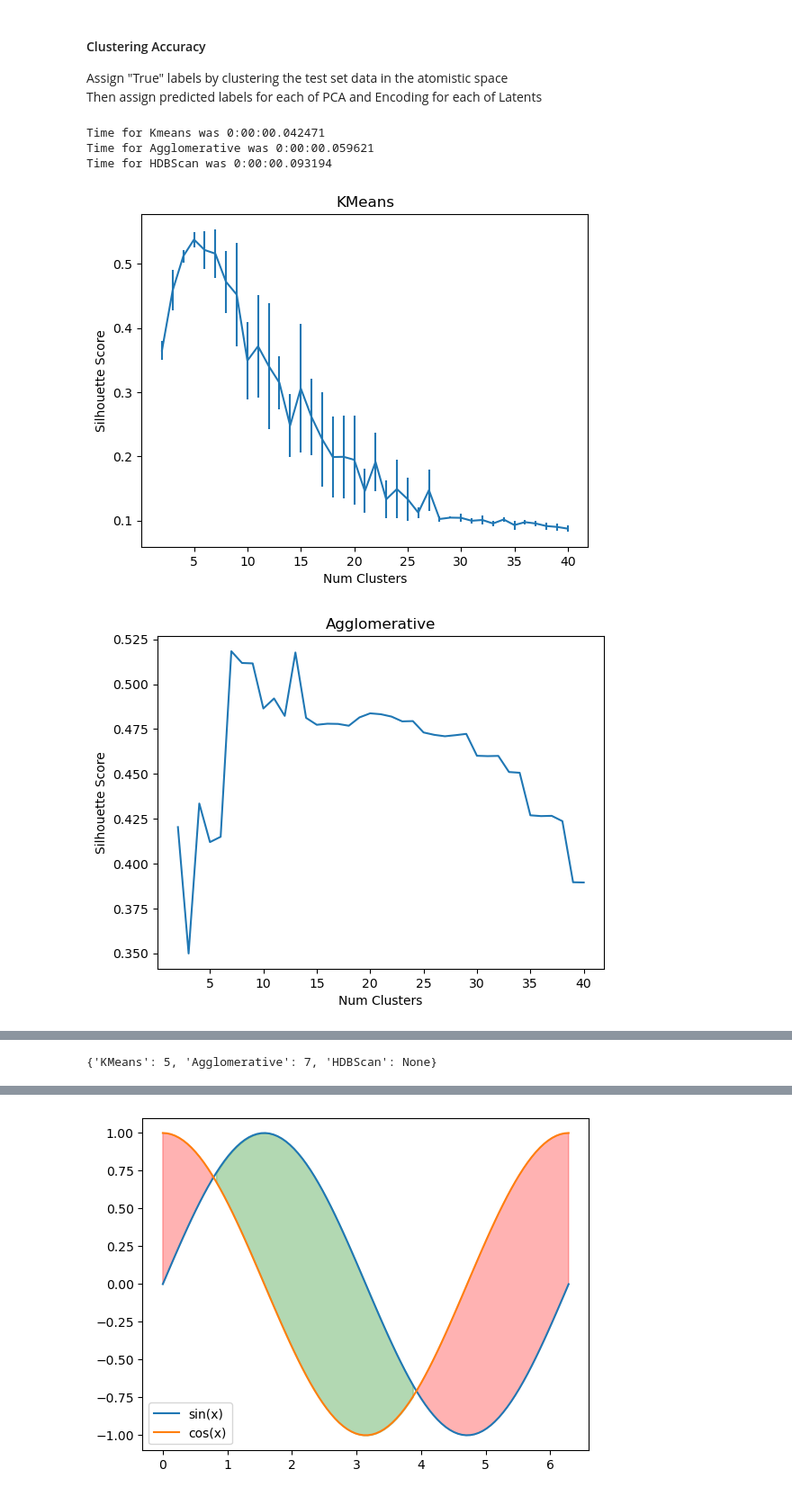
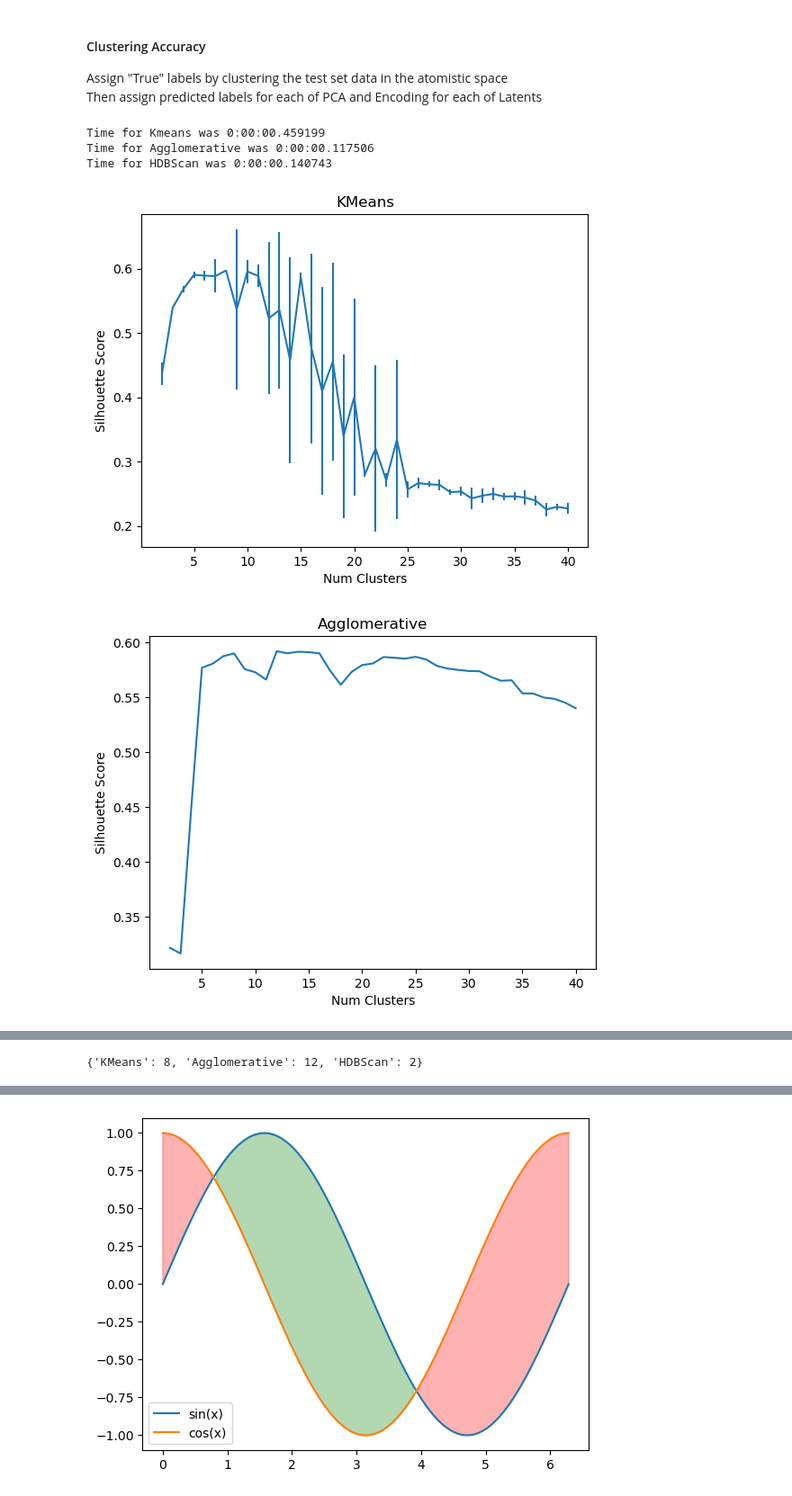
Before and after one commit to CCBatIIT/Deep-MMS, a Jupyter notebook: Multi-Analysis.ipynb, the cells around one changed output, grey strips where cells are left out. Shown at 90% size. Saved outputs shown, nothing was run; the diff lists cells and outputs as text; code cells hidden in the pictures.

```diff
--- a/Multi-Analysis.ipynb
+++ b/Multi-Analysis.ipynb
@@ -154,8 +154,8 @@ bromo_cards = [f'/media/volume/Josephs-Volume/previous_data/5_20_24/3mxf_*{rpt}.
                f'/media/volume/Josephs-Volume/previous_data/5_20_24/3mxf_AE_Dropout_RMSD_only/*_latents/rpt_{rpt}/checkpoint_managed/*/default/']
 
 
-wd_cards = darmsd_cards
-system = 'Deca-Alanine RMSD-Only'
+wd_cards = bromo_cards
+system = 'Bromodomains RMSD-Only'
 # %%
 #No Updates necessary below this line to change systems
 json_wildcard, nc_wildcard, ckpt_wildcard = wd_cards
@@ -395,9 +397,11 @@ labels_HDB = HDBSCAN(metric='precomputed').fit_predict(test_distance_matrix)
 check3 = datetime.now()
 print(f"Time for HDBScan was {check3 - check2}")
 # %% [output]
-Time for Kmeans was 0:00:00.042471
-Time for Agglomerative was 0:00:00.059621
-Time for HDBScan was 0:00:00.093194
+Time for Kmeans was 0:00:00.459199
+Time for Agglomerative was 0:00:00.117506
+Time for HDBScan was 0:00:00.140743
+# %%
+hdbscan_epsilons = np.linspace(0, test_distance_matrix.max())
 # %%
 #Entries {key=name, value=clustering_method}
 clustering_methods = {'KMeans': KMeans,
@@ -420,19 +424,34 @@ def num_clusters_by_method(method_name, min_clusters=2, max_clusters=40, num_rep
     sil_scores = np.empty((num_repetitions, 1+max_clusters-min_clusters))
     nums_clusters = np.arange(min_clusters, max_clusters+1)
     for j in range(num_repetitions):
-        for i in range(min_clusters, max_clusters+1):
-            if method_name == 'KMeans':
+        if method_name == 'KMeans':
+             #Iterate over number of clusters
+            for i in range(min_clusters, max_clusters+1):
                 labels = clustering_methods[method_name](n_clusters=i).fit_predict(test_frames)
-            elif method_name == 'Agglomerative':
+                sil_scores[j, i-min_clusters] = silhouette_score(test_frames, labels)
+
+        elif method_name == 'Agglomerative':
+             #Iterate over number of clusters
+            for i in range(min_clusters, max_clusters+1):
                 labels = clustering_methods[method_name](n_clusters=i, metric='precomputed', linkage='complete').fit_predict(test_distance_matrix)
-            else:
-                raise Exception("How did that happen")
-            sil_scores[j, i-min_clusters] = silhouette_score(test_frames, labels)
+                sil_scores[j, i-min_clusters] = silhouette_score(test_frames, labels)
+
+        elif method_name == 'HDBScan':
+             #Iterate over threshold
+            for i, k in enumerate(range(min_clusters, max_clusters+1)):
+                eps = hdbscan_epsilons[i]
+                labels = HDBSCAN(metric='precomputed', cluster_selection_epsilon=eps).fit_predict(test_distance_matrix)
+                sil_scores[j, i-min_clusters] = silhouette_score(test_frames, labels)
+
 
     if plot is True:
         plt.clf()
-        _ = plt.errorbar(x=nums_clusters, y=np.mean(sil_scores, axis=0), yerr=np.std(sil_scores, axis=0))
-        plt.xlabel('Num Clusters')
+        if method_name in ['KMeans', 'Agglomerative']:
+            _ = plt.errorbar(x=nums_clusters, y=np.mean(sil_scores, axis=0), yerr=np.std(sil_scores, axis=0))
+            plt.xlabel('Num Clusters')
+        elif method_name in ['HDBScan']:
+            _ = plt.errorbar(x=hdbscan_epsilons[:len(range(min_clusters, max_clusters+1))], y=np.mean(sil_scores, axis=0), yerr=np.std(sil_scores, axis=0))
+            plt.xlabel('HDBScan Epsilon')
         plt.ylabel('Silhouette Score')
         plt.title(method_name)
         plt.savefig(f'clustering_figures/optimal_n_clusters_{system.replace(' ','_')}_{method_name}.png', dpi=900)
@@ -442,12 +461,10 @@ def num_clusters_by_method(method_name, min_clusters=2, max_clusters=40, num_rep
 # %%
 optimal_nums_clusters = {}
 
 for key in clustering_methods.keys():
-    if key in methods_without_nums_clusters:
-        optimal_nums_clusters[key] = None
-    else:
-        optimal_nums_clusters[key] = num_clusters_by_method(key, plot=True)
+    optimal_nums_clusters[key] = num_clusters_by_method(key, plot=True)
+
 print(optimal_nums_clusters)
 # %% [output]
-[figure, old version]
+[figure, new version]
-[figure, old version]
+[figure, new version]
@@ -454 +472 @@ print(optimal_nums_clusters)
-{'KMeans': 5, 'Agglomerative': 7, 'HDBScan': None}
+{'KMeans': 8, 'Agglomerative': 12, 'HDBScan': 2}
```
Also changed, not shown: parts of 9 cells of this notebook.
